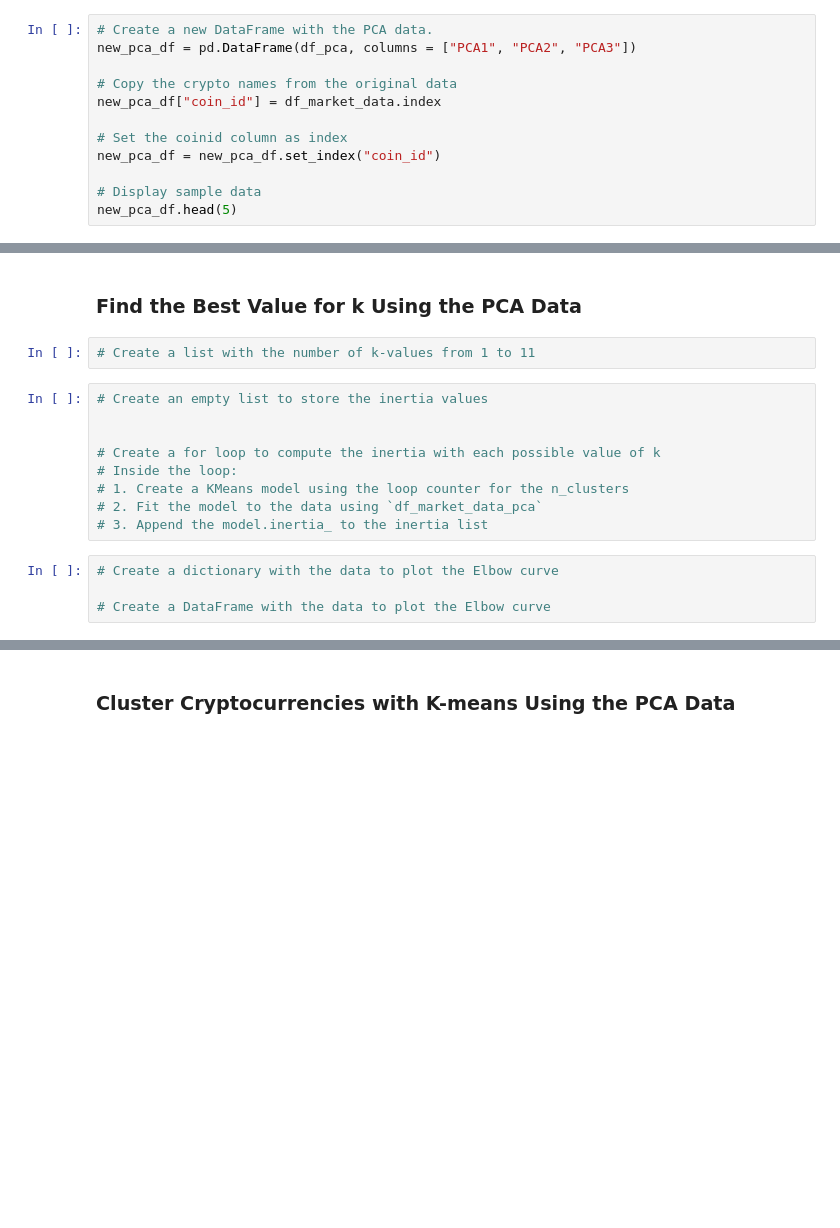
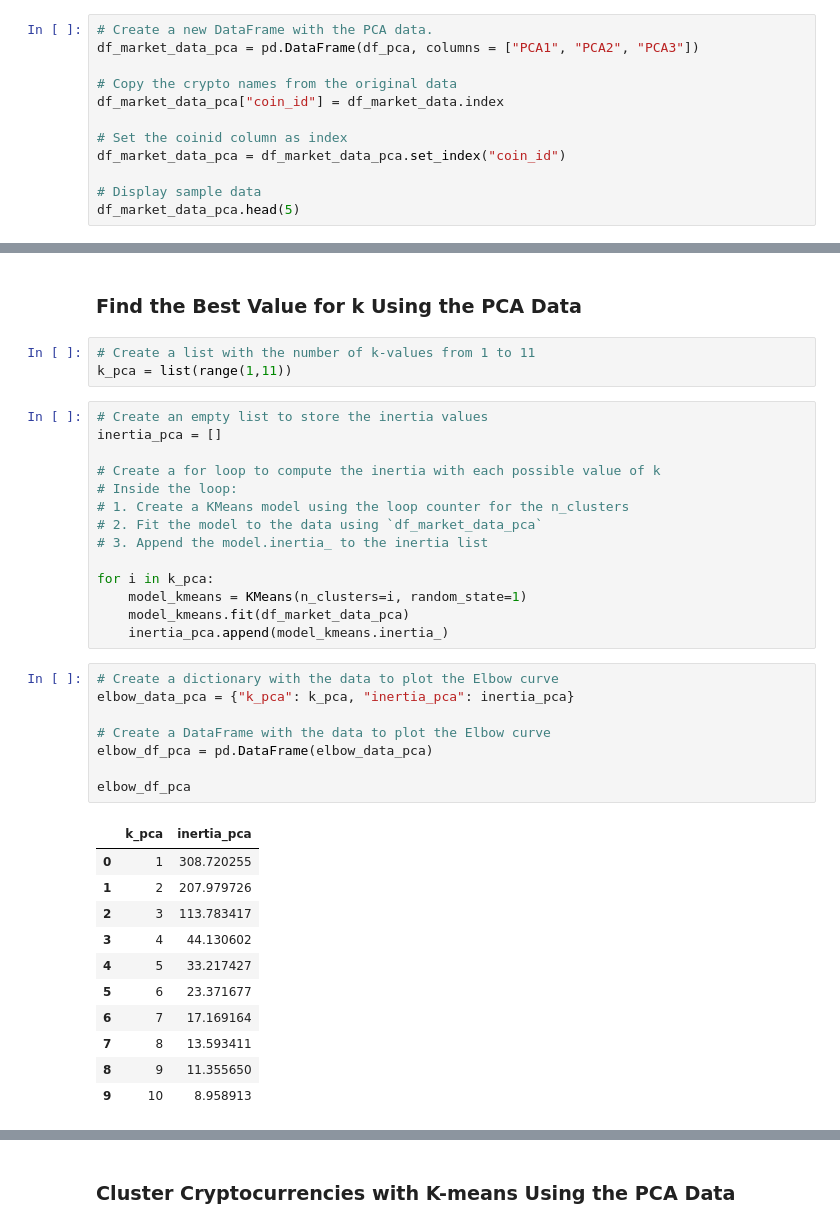
Before and after one commit to Merfrey/CryptoClustering, a Jupyter notebook: Crypto_Clustering.ipynb.ipynb, the cells around one changed output, grey strips where cells are left out. Cells and saved outputs as stored; diff of their text form; blank space fills up the shorter version.

```diff
--- a/Crypto_Clustering.ipynb.ipynb
+++ b/Crypto_Clustering.ipynb.ipynb
@@ -239,16 +239,16 @@ array([0.34871677, 0.31363391, 0.22627118])
 **Answer:** 0.88862186 is the total explained variance.
 # %%
 # Create a new DataFrame with the PCA data.
-new_pca_df = pd.DataFrame(df_pca, columns = ["PCA1", "PCA2", "PCA3"])
+df_market_data_pca = pd.DataFrame(df_pca, columns = ["PCA1", "PCA2", "PCA3"])
 
 # Copy the crypto names from the original data
-new_pca_df["coin_id"] = df_market_data.index
+df_market_data_pca["coin_id"] = df_market_data.index
 
 # Set the coinid column as index
-new_pca_df = new_pca_df.set_index("coin_id")
+df_market_data_pca = df_market_data_pca.set_index("coin_id")
 
 # Display sample data
-new_pca_df.head(5)
+df_market_data_pca.head(5)
 # %% [output]
 |  | PCA1 | PCA2 | PCA3 |
 | coin_id |  |  |  |
@@ -263,19 +263,41 @@ new_pca_df.head(5)
 ### Find the Best Value for k Using the PCA Data
 # %%
 # Create a list with the number of k-values from 1 to 11
+k_pca = list(range(1,11))
 # %%
 # Create an empty list to store the inertia values
-
+inertia_pca = []
 
 # Create a for loop to compute the inertia with each possible value of k
 # Inside the loop:
 # 1. Create a KMeans model using the loop counter for the n_clusters
 # 2. Fit the model to the data using `df_market_data_pca`
 # 3. Append the model.inertia_ to the inertia list
+
+for i in k_pca:
+    model_kmeans = KMeans(n_clusters=i, random_state=1)
+    model_kmeans.fit(df_market_data_pca)
+    inertia_pca.append(model_kmeans.inertia_)
 # %%
 # Create a dictionary with the data to plot the Elbow curve
+elbow_data_pca = {"k_pca": k_pca, "inertia_pca": inertia_pca}
 
 # Create a DataFrame with the data to plot the Elbow curve
+elbow_df_pca = pd.DataFrame(elbow_data_pca)
+
+elbow_df_pca
+# %% [output]
+|  | k_pca | inertia_pca |
+| 0 | 1 | 308.720255 |
+| 1 | 2 | 207.979726 |
+| 2 | 3 | 113.783417 |
+| 3 | 4 | 44.130602 |
+| 4 | 5 | 33.217427 |
+| 5 | 6 | 23.371677 |
+| 6 | 7 | 17.169164 |
+| 7 | 8 | 13.593411 |
+| 8 | 9 | 11.355650 |
+| 9 | 10 | 8.958913 |
 # %%
 # Plot a line chart with all the inertia values computed with
 # the different values of k to visually identify the optimal value for k.
```
Also changed, not shown: parts of 12 cells of this notebook.
